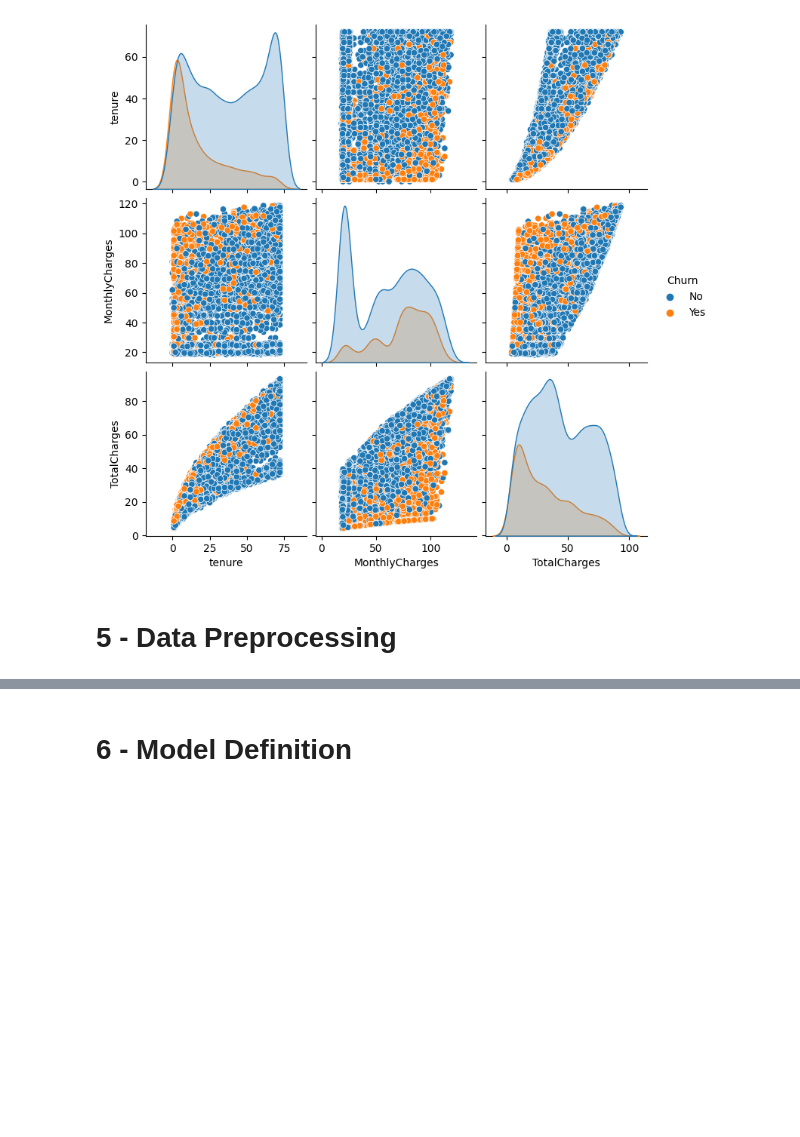
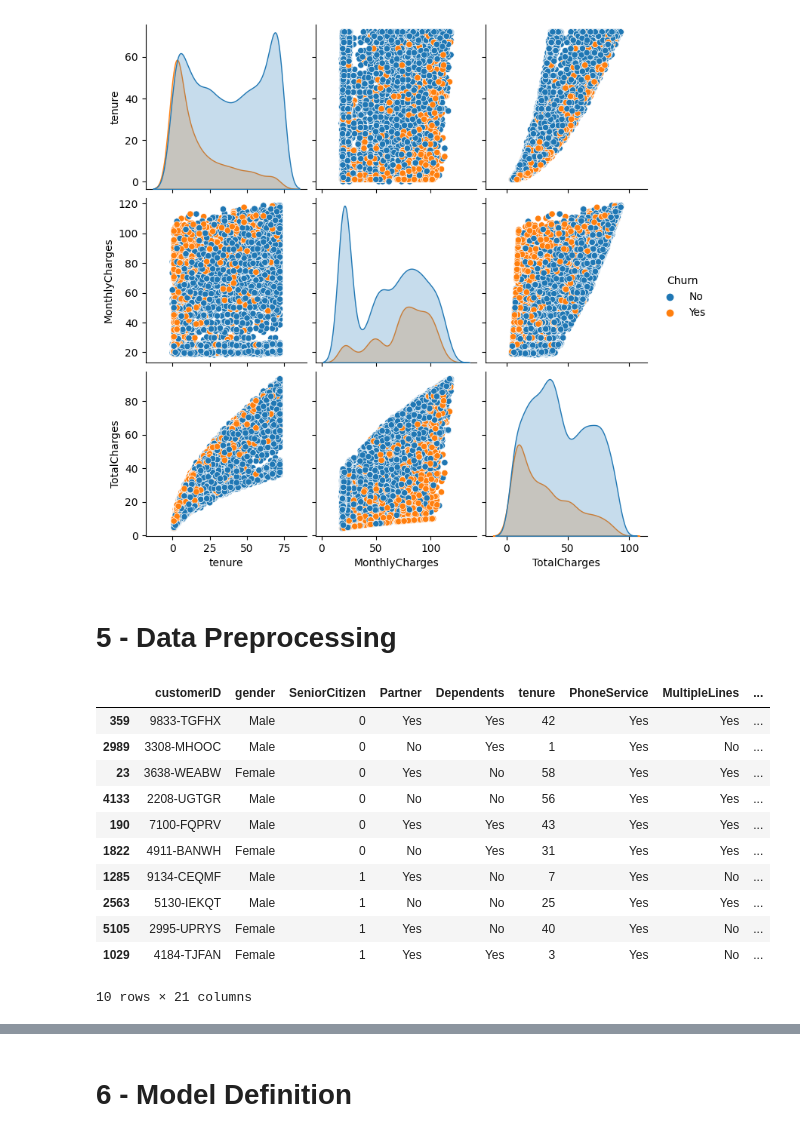
Before and after one commit to jasonrichdarmawan/p2-ml1, a Jupyter notebook: h8dsft_P2M1_jason_rich_darmawan_onggo_putra.ipynb, the cells around one changed output, grey strips where cells are left out. Cells and saved outputs as stored; diff of their text form; code cells hidden in the pictures; blank space fills up the shorter version.

```diff
--- a/h8dsft_P2M1_jason_rich_darmawan_onggo_putra.ipynb
+++ b/h8dsft_P2M1_jason_rich_darmawan_onggo_putra.ipynb
@@ -232,3 +234,20 @@ isolate()
 [figure]
 # %% [markdown]
 # 5 - Data Preprocessing
+# %%
+# Prepare Inference Set
+inf_set = df.groupby(by=target).sample(n=5, random_state=0)
+inf_set
+# %% [output]
+|  | customerID | gender | SeniorCitizen | Partner | Dependents | tenure | PhoneService | MultipleLines | ... |
+| 359 | 9833-TGFHX | Male | 0 | Yes | Yes | 42 | Yes | Yes | ... |
+| 2989 | 3308-MHOOC | Male | 0 | No | Yes | 1 | Yes | No | ... |
+| 23 | 3638-WEABW | Female | 0 | Yes | No | 58 | Yes | Yes | ... |
+| 4133 | 2208-UGTGR | Male | 0 | No | No | 56 | Yes | Yes | ... |
+| 190 | 7100-FQPRV | Male | 0 | Yes | Yes | 43 | Yes | Yes | ... |
+| 1822 | 4911-BANWH | Female | 0 | No | Yes | 31 | Yes | Yes | ... |
+| 1285 | 9134-CEQMF | Male | 1 | Yes | No | 7 | Yes | No | ... |
+| 2563 | 5130-IEKQT | Male | 1 | No | No | 25 | Yes | Yes | ... |
+| 5105 | 2995-UPRYS | Female | 1 | Yes | No | 40 | Yes | No | ... |
+| 1029 | 4184-TJFAN | Female | 1 | Yes | Yes | 3 | Yes | No | ... |
+10 rows × 21 columns
```
Also changed, not shown: parts of 9 cells of this notebook.
